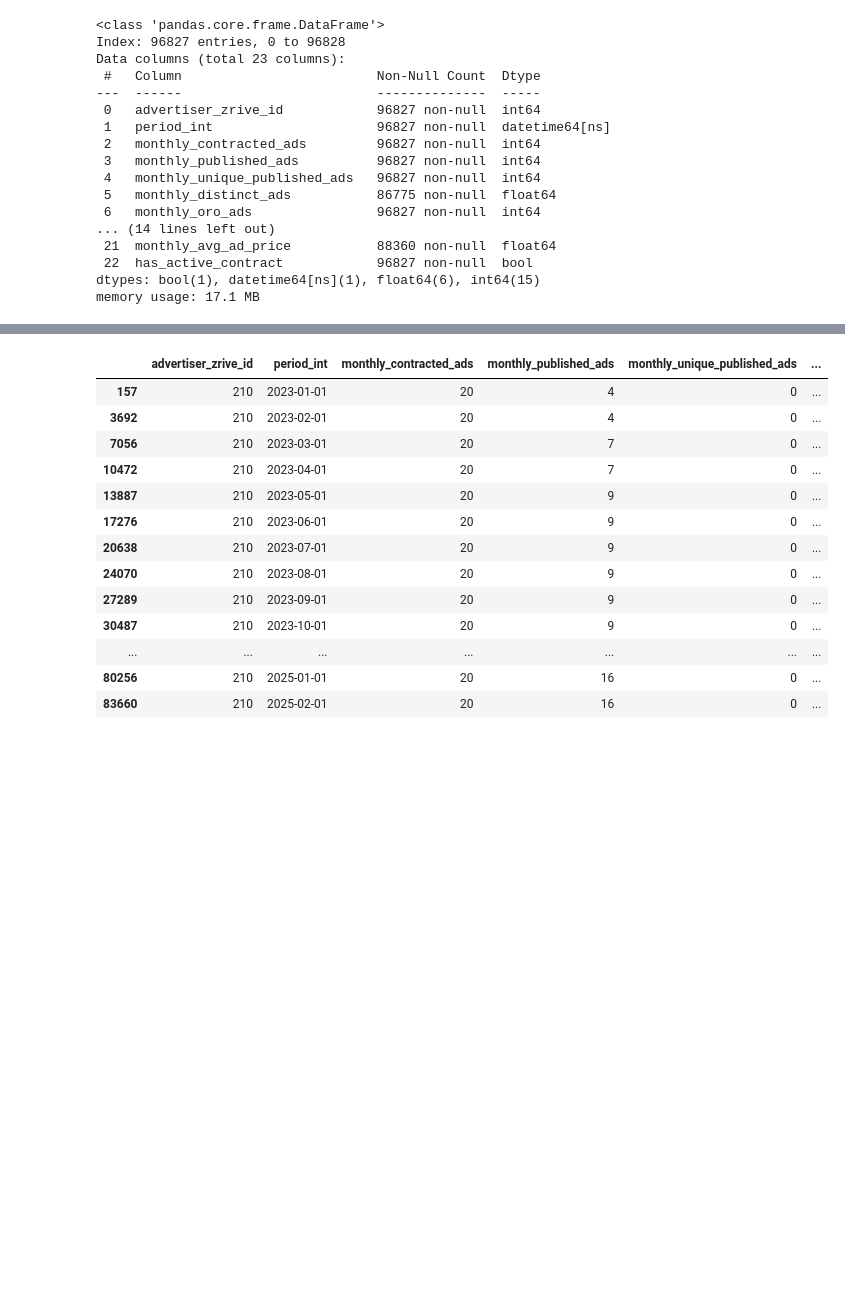
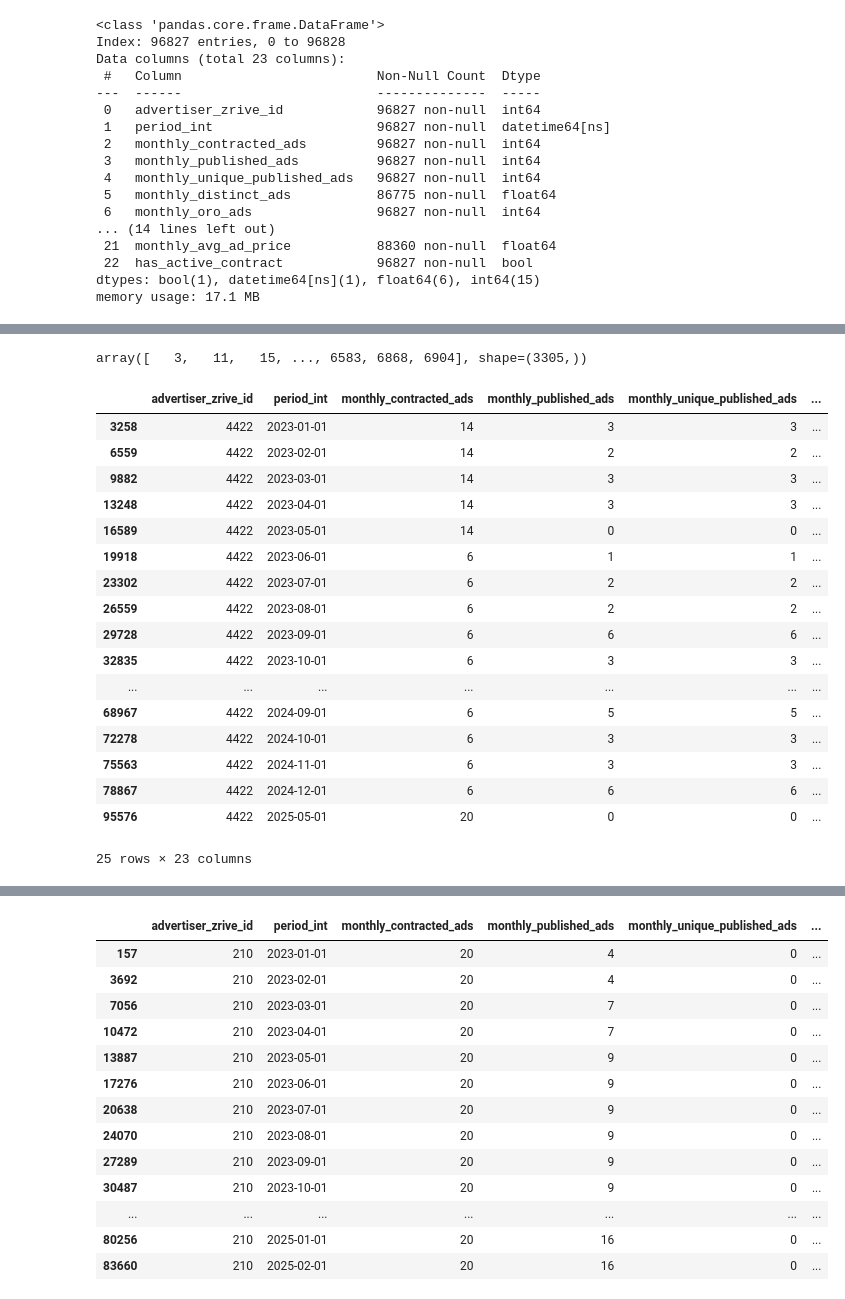
Before and after one commit to Komorebi-Team/KOMOREBI-PROJECT, a Jupyter notebook: notebooks/EDA_jtc.ipynb, the cells around one changed output, grey strips where cells are left out. Saved outputs shown, nothing was run; the diff lists cells and outputs as text; code cells hidden in the pictures; blank space fills up the shorter version.

```diff
--- a/notebooks/EDA_jtc.ipynb
+++ b/notebooks/EDA_jtc.ipynb
@@ -2017,0 +2095,9 @@ df_period_check[df_period_check["advertiser_zrive_id"]==210]
+# %%
+ids_valid_onboarding = (
+    df_fct
+    .groupby("advertiser_zrive_id")["period_int"]
+    .nunique()
+    .loc[lambda s: s >= 3] # Filtramos los registros >= 3
+    .index
+)
+ids_valid_onboarding
@@ -2017,0 +2109,2 @@ df_period_check[df_period_check["advertiser_zrive_id"]==210]
+# %%
+df_onboarding = df_fct[df_fct["advertiser_zrive_id"].isin(ids_valid_onboarding)].copy()
@@ -2017,0 +2176,27 @@ df_period_check[df_period_check["advertiser_zrive_id"]==210]
+# %%
+df_onboarding[df_onboarding["monthly_total_reference_price"].isna()].advertiser_zrive_id.unique()
+# %% [output]
+array([   3,   11,   15, ..., 6583, 6868, 6904], shape=(3305,))
+# %%
+df_onboarding["monthly_distinct_ads"] = df_onboarding["monthly_distinct_ads"].fillna(0)
+# %%
+df_onboarding[df_onboarding["advertiser_zrive_id"]==4422]
+# %% [output]
+|  | advertiser_zrive_id | period_int | monthly_contracted_ads | monthly_published_ads | monthly_unique_published_ads | ... |
+| 3258 | 4422 | 2023-01-01 | 14 | 3 | 3 | ... |
+| 6559 | 4422 | 2023-02-01 | 14 | 2 | 2 | ... |
+| 9882 | 4422 | 2023-03-01 | 14 | 3 | 3 | ... |
+| 13248 | 4422 | 2023-04-01 | 14 | 3 | 3 | ... |
+| 16589 | 4422 | 2023-05-01 | 14 | 0 | 0 | ... |
+| 19918 | 4422 | 2023-06-01 | 6 | 1 | 1 | ... |
+| 23302 | 4422 | 2023-07-01 | 6 | 2 | 2 | ... |
+| 26559 | 4422 | 2023-08-01 | 6 | 2 | 2 | ... |
+| 29728 | 4422 | 2023-09-01 | 6 | 6 | 6 | ... |
+| 32835 | 4422 | 2023-10-01 | 6 | 3 | 3 | ... |
+| ... | ... | ... | ... | ... | ... | ... |
+| 68967 | 4422 | 2024-09-01 | 6 | 5 | 5 | ... |
+| 72278 | 4422 | 2024-10-01 | 6 | 3 | 3 | ... |
+| 75563 | 4422 | 2024-11-01 | 6 | 3 | 3 | ... |
+| 78867 | 4422 | 2024-12-01 | 6 | 6 | 6 | ... |
+| 95576 | 4422 | 2025-05-01 | 20 | 0 | 0 | ... |
+25 rows × 23 columns
```
Also changed, not shown: parts of 23 cells of this notebook.
